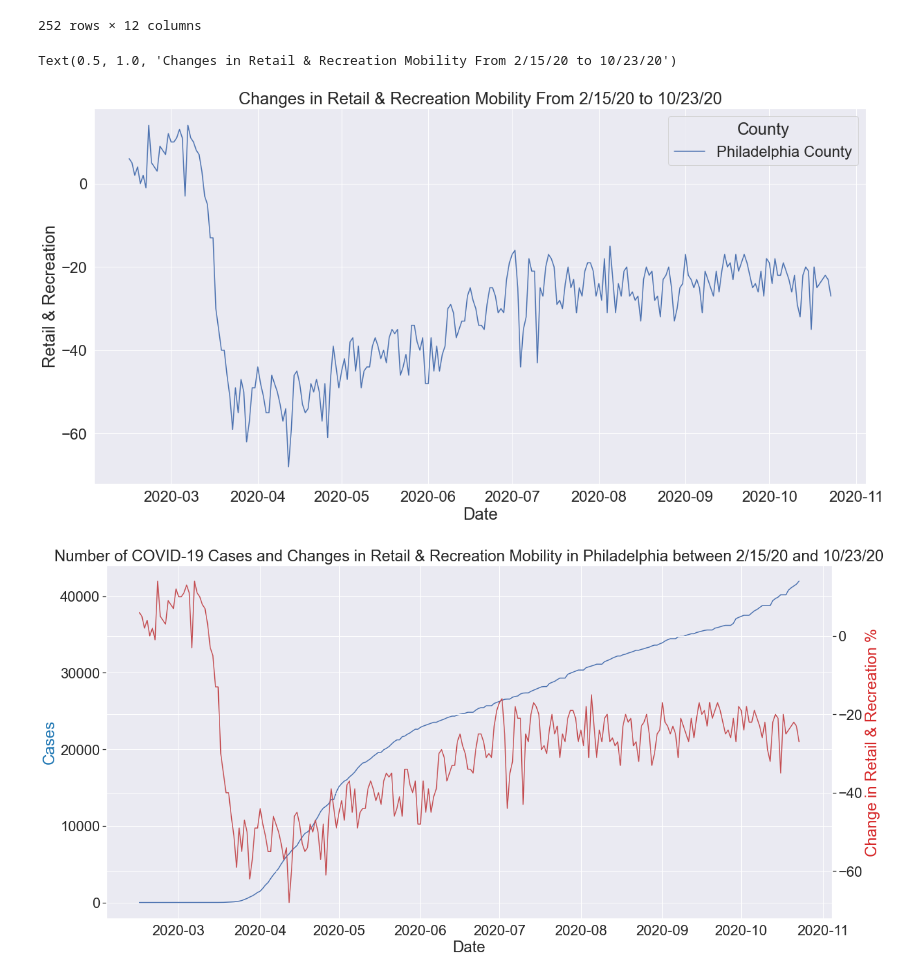
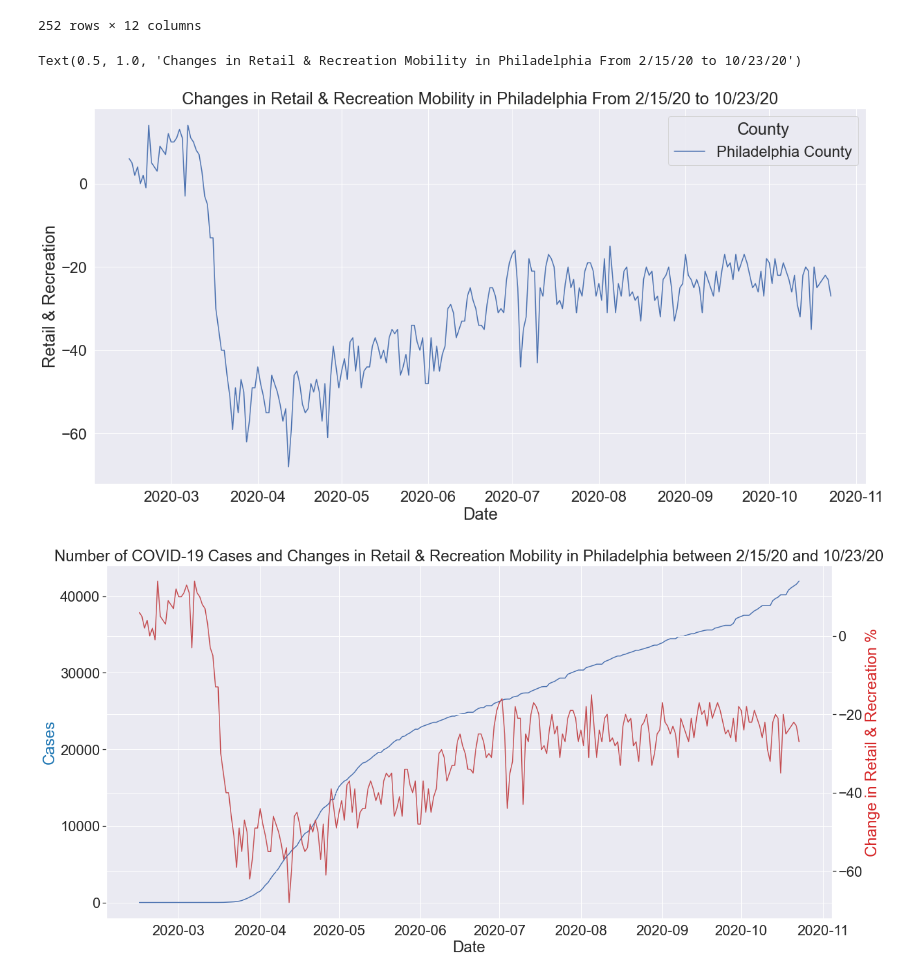
Before and after one commit to jis56/Philadelphia-covid-cases-v-mobility, a Jupyter notebook: Code/Code.ipynb, the cells around one changed output. Saved outputs shown, nothing was run; the diff lists cells and outputs as text; code cells hidden in the pictures.

```diff
--- a/Code/Code.ipynb
+++ b/Code/Code.ipynb
@@ -204,10 +204,10 @@ philadelphia_df
 # %%
 plt.figure(figsize=(20,10))
 sns.lineplot(data=philadelphia_df, x="Date", y="Retail & Recreation", hue="County")
-plt.title("Changes in Retail & Recreation Mobility From 2/15/20 to 10/23/20")
+plt.title("Changes in Retail & Recreation Mobility in Philadelphia From 2/15/20 to 10/23/20")
 # %% [output]
-Text(0.5, 1.0, 'Changes in Retail & Recreation Mobility From 2/15/20 to 10/23/20')
+Text(0.5, 1.0, 'Changes in Retail & Recreation Mobility in Philadelphia From 2/15/20 to 10/23/20')
-[figure, old version]
+[figure, new version]
 # %%
 variables = ["Retail & Recreation", "Grocery & Pharmacy", "Parks", "Transit Stations", "Workplaces", "Residential"]
 
```
